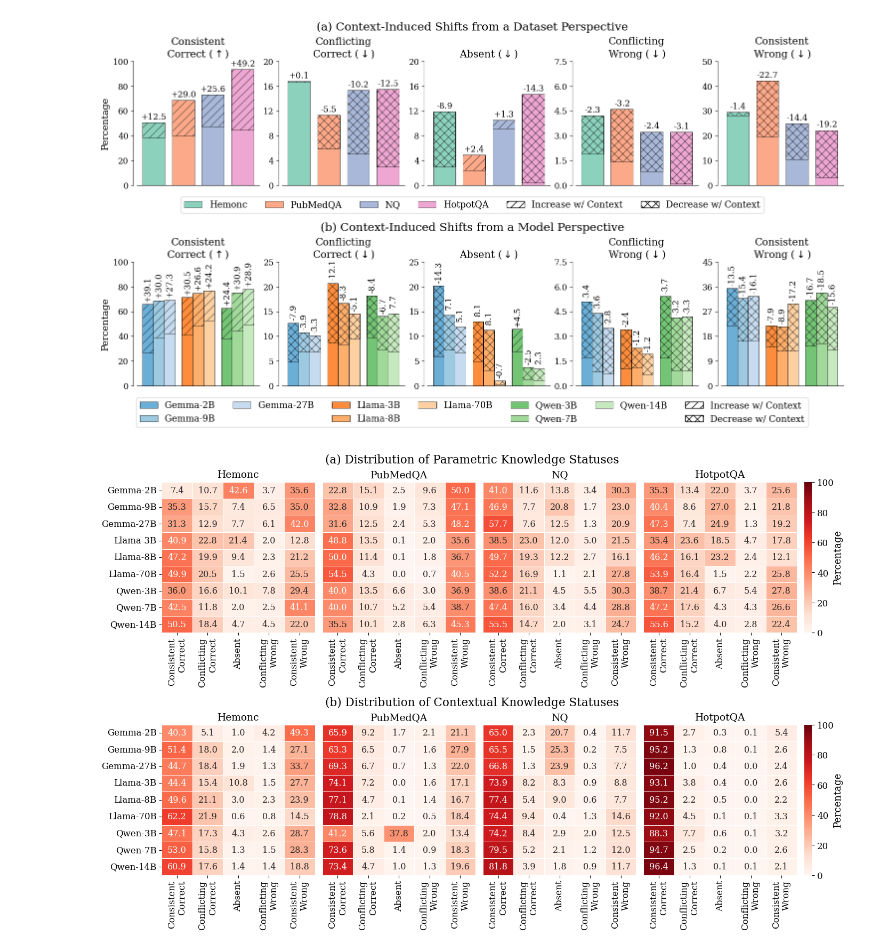
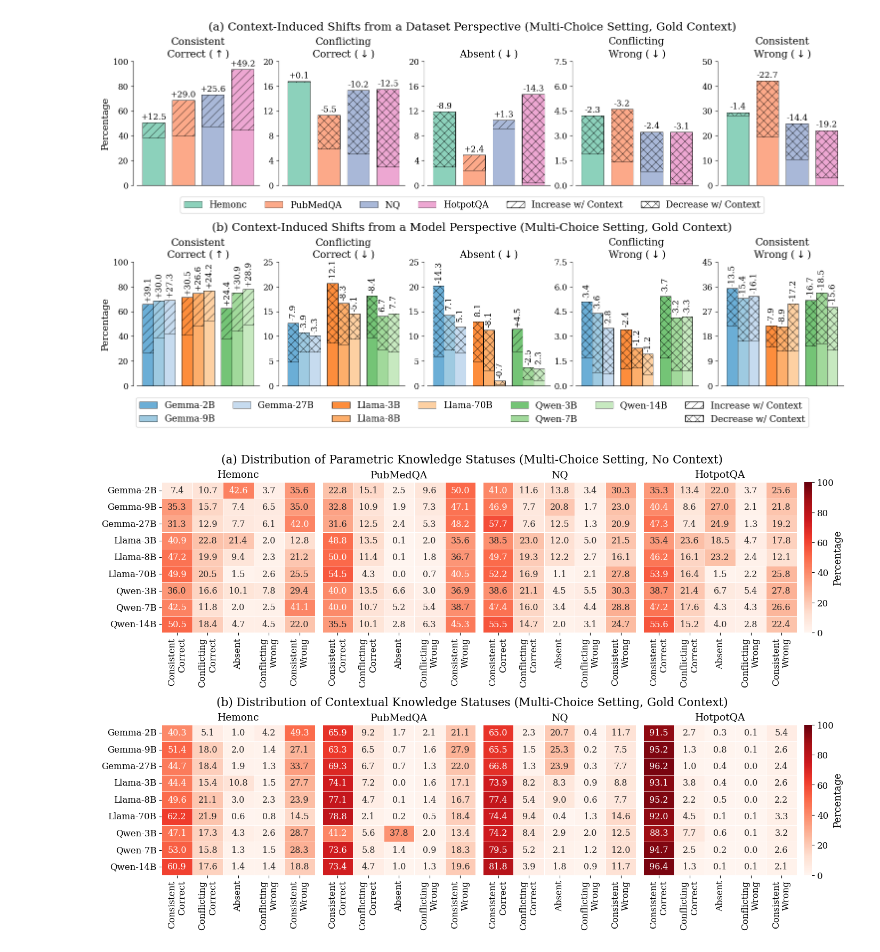
Before and after one commit to xiaoyuxin1002/KScope, a Jupyter notebook: 3-Status.ipynb, the cells around one changed output. Cells and saved outputs as stored; diff of their text form; code cells hidden in the pictures.

```diff
--- a/3-Status.ipynb
+++ b/3-Status.ipynb
@@ -85,8 +85,9 @@ subfigs = fig.subfigures(nrows=num_row, ncols=1, height_ratios=[1, 1])
 axs_top, axs_bot = subfigs[0].subplots(1, num_col), subfigs[1].subplots(1, num_col)
 
 fig.set_constrained_layout_pads(hspace=0.15)
-subfigs[0].suptitle("(a) Context-Induced Shifts from a Dataset Perspective", fontsize=fontsize+3.5)
-subfigs[1].suptitle("(b) Context-Induced Shifts from a Model Perspective", fontsize=fontsize+3.5)
+subfigs[0].suptitle("(a) Context-Induced Shifts from a Dataset Perspective (Multi-Choice Setting, Gold Context)", fontsize=fontsize+3.5)
+subfigs[1].suptitle("(b) Context-Induced Shifts from a Model Perspective (Multi-Choice Setting, Gold Context)", fontsize=fontsize+3.5)
+plt.rcParams['hatch.linewidth'] = lw
 
 width = 0.75
 sid2top = {0:1, 1:0.2, 2:0.2, 3:0.075, 4:0.5}
@@ -107,7 +108,7 @@ for sid, status in enumerate(statuses):
         axs_top[sid].bar(did, average_max*100, label=data,
                          width=width, color=colors_top[did], alpha=alpha, edgecolor='black', lw=lw)
         axs_top[sid].bar(did, diffs*100, bottom=average_memory*100,
-                         width=width, facecolor='none', edgecolor='black', hatch=hatches, lw=lw, hatch_linewidth=lw)
+                         width=width, facecolor='none', edgecolor='black', hatch=hatches, lw=lw)
         for top, diff in zip(average_context, diffs):
             axs_top[sid].text(did, (sid2top[sid]*0.01+max(top,top-diff))*100, f'{diff*100:+.1f}',
                               fontsize=fontsize-1, ha='center', va='bottom')
@@ -143,40 +144,40 @@ for sid, status in enumerate(statuses):
         diffs = average_context - average_memory
         hatches = ['//' if diff >= 0 else 'xx' for diff in diffs]
 
         models = list(abbre2model.keys())[fid*num_bar:(fid+1)*num_bar]
         axs_bot[sid].bar(fid+xs, average_max*100, label=models,
                          width=width, color=colors_bot[fid*num_bar:(fid+1)*num_bar], edgecolor='black', lw=lw)
         axs_bot[sid].bar(fid+xs, diffs*100, bottom=average_memory*100,
-                         width=width, facecolor='none', edgecolor='black', hatch=hatches, lw=lw, hatch_linewidth=lw)
+                         width=width, facecolor='none', edgecolor='black', hatch=hatches, lw=lw)
         for x, top, diff in zip(xs, average_context, diffs):
             axs_bot[sid].text(fid+x, (sid2top[sid]*0.02+max(top,top-diff))*100, f'{diff*100:+.1f}',
                               fontsize=fontsize-1, ha='center', va='bottom', rotation='vertical')
 
 axs_bot[0].set_ylabel(f'Percentage', fontsize=fontsize+0.5)
 handles, labels = axs_bot[0].get_legend_handles_labels()
 empty = Patch(facecolor='none', edgecolor='none')
 handles = handles[:3] + [empty] + handles[3:6] + [empty] + handles[6:] + [empty]
 labels = labels[:3] + [''] + labels[3:6] + [''] + labels[6:] + ['']
 handles += [
     Patch(facecolor='white', edgecolor='black', hatch='//'),
     Patch(facecolor='white', edgecolor='black', hatch='xx')
 ]
 labels += [
     'Increase w/ Context', 'Decrease w/ Context'
 ]
 subfigs[1].legend(handles, labels, fontsize=fontsize, ncol=7,
                   bbox_to_anchor=(0.5,0), loc='upper center', bbox_transform=subfigs[1].transSubfigure)
 
 plt.savefig('Figure/ave_shift.pdf', bbox_inches='tight')
 plt.show()
 plt.close(fig)
 # %% [output]
-[figure, old version]
+[figure, new version]
 # %%
 def draw_subfig(sfid, version, data2model2status):
 
     axs = subfigs[sfid].subplots(1, num_col, gridspec_kw={'wspace':0.04})
-    subfigs[sfid].suptitle(f"({'b' if sfid else 'a'}) Distribution of {version} Knowledge Statuses",
+    subfigs[sfid].suptitle(f"({'b' if sfid else 'a'}) Distribution of {version} Knowledge Statuses (Multi-Choice Setting, {'No' if version == 'Parametric' else 'Gold'} Context)",
                            fontsize=fontsize+3.5)
 
     for idx, data in enumerate(datas):
@@ -211,7 +212,7 @@ plt.savefig('Figure/status_dist.pdf', bbox_inches='tight')
 plt.show()
 plt.close(fig)
 # %% [output]
-[figure, old version]
+[figure, new version]
 # %%
 def draw_switch(data):
     fontsize = 10 # 11.5
```
Also changed, not shown: parts of 1 cell of this notebook, 12 other files.
